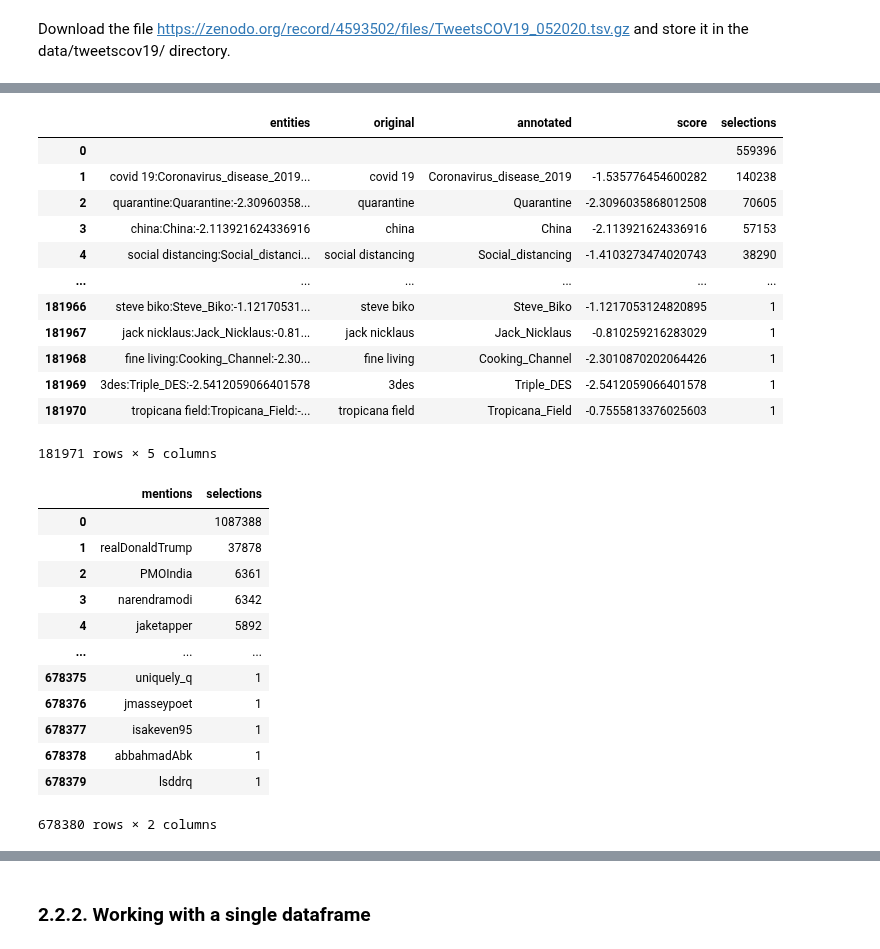
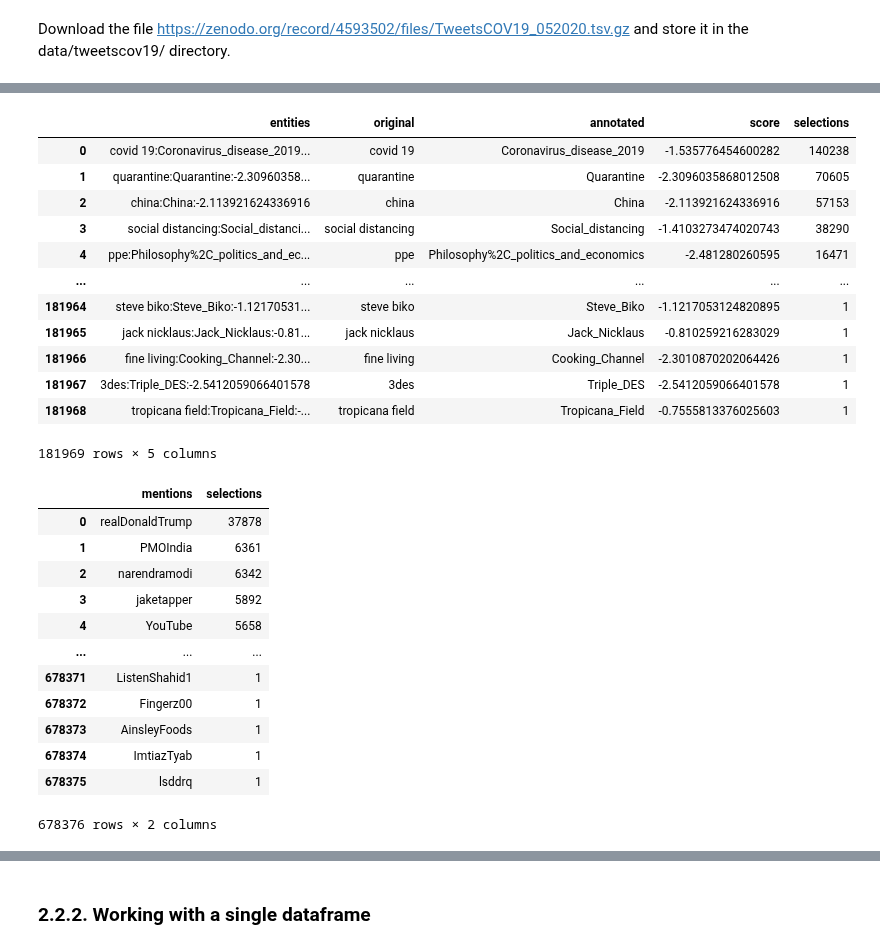
Before and after one commit to gesiscss/css_methods_python, a Jupyter notebook: a_introduction/2_data_handling_and_visualization.ipynb, the cells around one changed output, grey strips where cells are left out. Saved outputs shown, nothing was run; the diff lists cells and outputs as text; code cells hidden in the pictures.

```diff
--- a/a_introduction/2_data_handling_and_visualization.ipynb
+++ b/a_introduction/2_data_handling_and_visualization.ipynb
@@ -60,3 +51,19 @@ TO IMPLEMENT:
+# %%
+# Dropping the erroneous rows:
+
+
+# Wrong hashtags:
+
+tweets.drop(tweets.index[328062], inplace=True)
+tweets.drop(tweets.index[605051], inplace=True)
+tweets.drop(tweets.index[713562], inplace=True)
+tweets.drop(tweets.index[1891877], inplace=True)
+
+# Wrong mentions:
+
+tweets.drop(tweets.index[614876], inplace=True)
+tweets.drop(tweets.index[1183492], inplace=True)
+tweets.drop(tweets.index[1681823], inplace=True)
 # %%
 # Splitting 'sentiment' into pos and neg and deleting 'sentiment' column:
 
@@ -181,43 +223,46 @@ users
 # %%
 # Creating entities dataframe:
 
 entities_table = pd.DataFrame()
 
 res = pd.DataFrame({'entities': np.concatenate(tweets['entities'].values)})
 entities_table['entities'] = res.squeeze().value_counts().index
 
 original = ['']
 annotated = ['']
 score = ['']
 
 for i in entities_table['entities'][1:]:
 
     split = i.split(':')
     original.append(split[0])
     annotated.append(split[1])
     score.append(split[2])
 
 entities_table['original'] = original
 entities_table['annotated'] = annotated
 entities_table['score'] = score
 
 entities_table['selections'] = res.squeeze().value_counts().reindex().to_numpy()
 
+entities_table = entities_table.drop(entities_table.index[0]).reset_index()
+del entities_table['index']
+
 entities_table
 # %% [output]
 |  | entities | original | annotated | score | selections |
-| 0 |  |  |  |  | 559396 |
-| 1 | covid 19:Coronavirus_disease_2019... | covid 19 | Coronavirus_disease_2019 | -1.535776454600282 | 140238 |
-| 2 | quarantine:Quarantine:-2.30960358... | quarantine | Quarantine | -2.3096035868012508 | 70605 |
-| 3 | china:China:-2.113921624336916 | china | China | -2.113921624336916 | 57153 |
-| 4 | social distancing:Social_distanci... | social distancing | Social_distancing | -1.4103273474020743 | 38290 |
+| 0 | covid 19:Coronavirus_disease_2019... | covid 19 | Coronavirus_disease_2019 | -1.535776454600282 | 140238 |
+| 1 | quarantine:Quarantine:-2.30960358... | quarantine | Quarantine | -2.3096035868012508 | 70605 |
+| 2 | china:China:-2.113921624336916 | china | China | -2.113921624336916 | 57153 |
+| 3 | social distancing:Social_distanci... | social distancing | Social_distancing | -1.4103273474020743 | 38290 |
+| 4 | ppe:Philosophy%2C_politics_and_ec... | ppe | Philosophy%2C_politics_and_economics | -2.481280260595 | 16471 |
 | ... | ... | ... | ... | ... | ... |
-| 181966 | steve biko:Steve_Biko:-1.12170531... | steve biko | Steve_Biko | -1.1217053124820895 | 1 |
-| 181967 | jack nicklaus:Jack_Nicklaus:-0.81... | jack nicklaus | Jack_Nicklaus | -0.810259216283029 | 1 |
-| 181968 | fine living:Cooking_Channel:-2.30... | fine living | Cooking_Channel | -2.3010870202064426 | 1 |
-| 181969 | 3des:Triple_DES:-2.5412059066401578 | 3des | Triple_DES | -2.5412059066401578 | 1 |
-| 181970 | tropicana field:Tropicana_Field:-... | tropicana field | Tropicana_Field | -0.7555813376025603 | 1 |
+| 181964 | steve biko:Steve_Biko:-1.12170531... | steve biko | Steve_Biko | -1.1217053124820895 | 1 |
+| 181965 | jack nicklaus:Jack_Nicklaus:-0.81... | jack nicklaus | Jack_Nicklaus | -0.810259216283029 | 1 |
+| 181966 | fine living:Cooking_Channel:-2.30... | fine living | Cooking_Channel | -2.3010870202064426 | 1 |
+| 181967 | 3des:Triple_DES:-2.5412059066401578 | 3des | Triple_DES | -2.5412059066401578 | 1 |
+| 181968 | tropicana field:Tropicana_Field:-... | tropicana field | Tropicana_Field | -0.7555813376025603 | 1 |
-181971 rows × 5 columns
+181969 rows × 5 columns
 # %%
 # Creating mentions dataframe:
 
@@ -228,21 +273,24 @@ mentions_table['mentions'] = res.squeeze().value_counts().index
 
 mentions_table['selections'] = res.squeeze().value_counts().reindex().to_numpy()
 
+mentions_table = mentions_table.drop(mentions_table.index[0]).reset_index()
+del mentions_table['index']
+
 mentions_table
 # %% [output]
 |  | mentions | selections |
-| 0 |  | 1087388 |
-| 1 | realDonaldTrump | 37878 |
-| 2 | PMOIndia | 6361 |
-| 3 | narendramodi | 6342 |
-| 4 | jaketapper | 5892 |
+| 0 | realDonaldTrump | 37878 |
+| 1 | PMOIndia | 6361 |
+| 2 | narendramodi | 6342 |
+| 3 | jaketapper | 5892 |
+| 4 | YouTube | 5658 |
 | ... | ... | ... |
-| 678375 | uniquely_q | 1 |
-| 678376 | jmasseypoet | 1 |
-| 678377 | isakeven95 | 1 |
-| 678378 | abbahmadAbk | 1 |
-| 678379 | lsddrq | 1 |
+| 678371 | ListenShahid1 | 1 |
+| 678372 | Fingerz00 | 1 |
+| 678373 | AinsleyFoods | 1 |
+| 678374 | ImtiazTyab | 1 |
+| 678375 | lsddrq | 1 |
-678380 rows × 2 columns
+678376 rows × 2 columns
 # %%
 # Creating hashtags dataframe:
 
```
Also changed, not shown: parts of 15 cells of this notebook.
